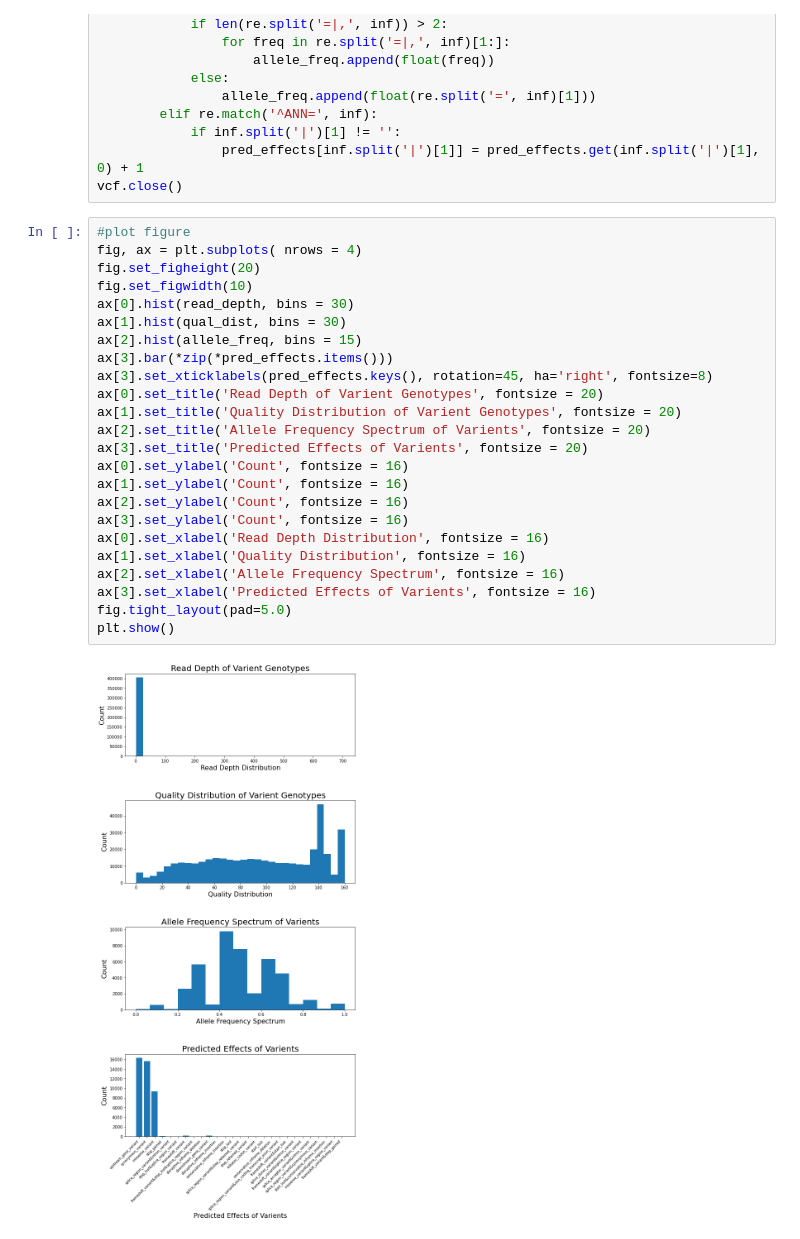
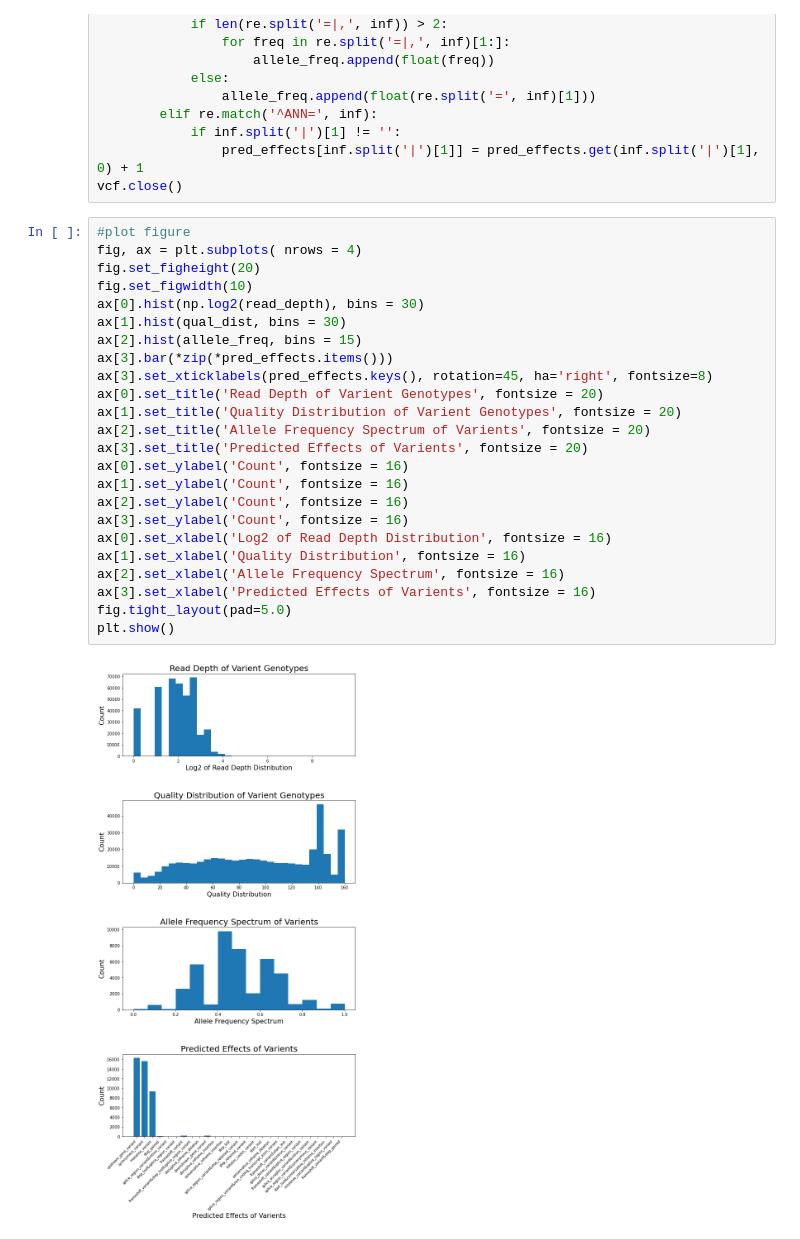
Before and after one commit to rstix287/qbb2020-answers, a Jupyter notebook: week2-assignment/Question 8.ipynb, the cells around one changed output. Drawn from its saved outputs; the diff is of its cells as text.

Commit message:
fix x axis read depth

```diff
--- a/week2-assignment/Question 8.ipynb
+++ b/week2-assignment/Question 8.ipynb
@@ -42,26 +42,26 @@ vcf.close()
 # %%
 #plot figure
 fig, ax = plt.subplots( nrows = 4)
 fig.set_figheight(20)
 fig.set_figwidth(10)
-ax[0].hist(read_depth, bins = 30)
+ax[0].hist(np.log2(read_depth), bins = 30)
 ax[1].hist(qual_dist, bins = 30)
 ax[2].hist(allele_freq, bins = 15)
 ax[3].bar(*zip(*pred_effects.items()))
 ax[3].set_xticklabels(pred_effects.keys(), rotation=45, ha='right', fontsize=8)
 ax[0].set_title('Read Depth of Varient Genotypes', fontsize = 20)
 ax[1].set_title('Quality Distribution of Varient Genotypes', fontsize = 20)
 ax[2].set_title('Allele Frequency Spectrum of Varients', fontsize = 20)
 ax[3].set_title('Predicted Effects of Varients', fontsize = 20)
 ax[0].set_ylabel('Count', fontsize = 16)
 ax[1].set_ylabel('Count', fontsize = 16)
 ax[2].set_ylabel('Count', fontsize = 16)
 ax[3].set_ylabel('Count', fontsize = 16)
-ax[0].set_xlabel('Read Depth Distribution', fontsize = 16)
+ax[0].set_xlabel('Log2 of Read Depth Distribution', fontsize = 16)
 ax[1].set_xlabel('Quality Distribution', fontsize = 16)
 ax[2].set_xlabel('Allele Frequency Spectrum', fontsize = 16)
 ax[3].set_xlabel('Predicted Effects of Varients', fontsize = 16)
 fig.tight_layout(pad=5.0)
 plt.show()
 # %% [output]
-[figure, old version]
+[figure, new version]
```
